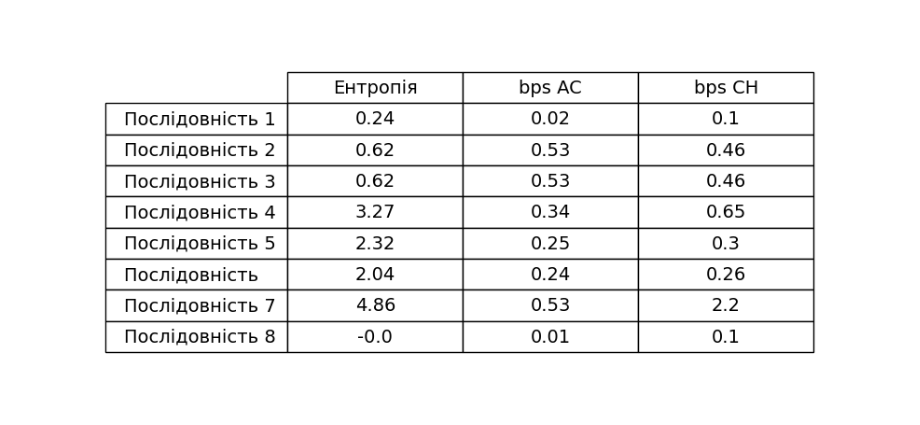
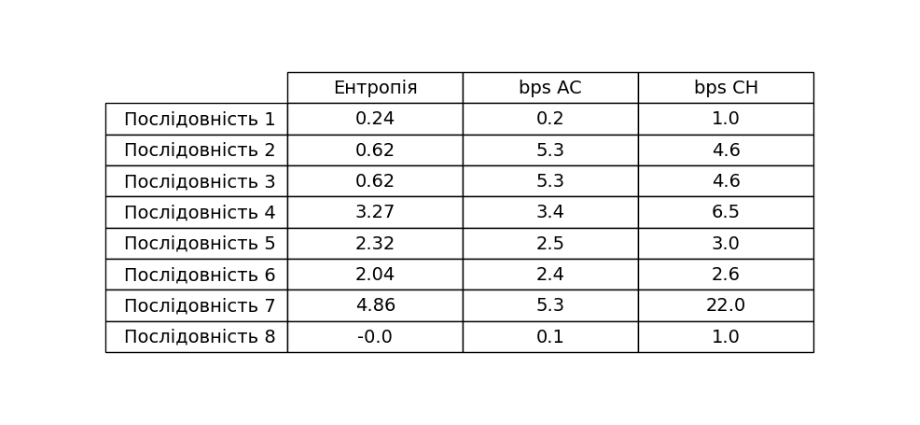
Before and after one commit to Vladyslav-Kolisnyk/TDC_Kolisnyk_526, a Jupyter notebook: LosslessСompression/achccompression.ipynb, the cells around one changed output. Drawn from its saved outputs; the diff is of its cells as text; code cells hidden in the pictures.

```diff
--- a/LosslessСompression/achccompression.ipynb
+++ b/LosslessСompression/achccompression.ipynb
@@ -182,7 +182,7 @@ results = []
 N = 8
 
 for sequence in original_sequences:
-    sequence_length = len(sequence)
+    sequence_length = 10
     unique_chars = set(sequence)
     sequence_alphabet_size = len(unique_chars)
     counts = collections.Counter(sequence)
@@ -203,32 +203,32 @@ for sequence in original_sequences:
                    + f"Дані закодованої AC послідовності: {encoded_data_ac}\n"
                    + f"Закодована AC послідовність: {encoded_sequence_ac}\n"
                    + f"Значення bps при кодуванні AC: {bps_ac}\n"
                    + f"Декодована AC послідовність: {decoded_sequence_ac}\n"
                    + "_____Кодування Хаффмана_____\n"
                    + "Алфавіт  Код символу\n"
                    )
 
     encoded_data_hc, encoded_sequence_hc = encode_hc(unique_chars, probability, sequence)
     bps_hc = len(encoded_sequence_hc) / sequence_length
 
     decoded_sequence_hc = decode_hc(encoded_data_hc)
 
     with open("results_AC_CH.txt", "a") as file:
         file.write(f"Дані закодованої НС полідовності: {encoded_data_hc}\n"
                    + f"Закодована НС послідовність: {encoded_sequence_hc}\n"
                    + f"Значення bps при кодуванні НС: {bps_hc}\n"
                    + f"Декодована НС послідовність: {decoded_sequence_hc}\n\n")
 
     results.append([round((entropy), 2), bps_ac, bps_hc])
 
 fig, ax = plt.subplots(figsize=(14/1.54, N/1.54))
 headers = ['Ентропія', 'bps AC', 'bps CH']
-row = ["Послідовність 1", "Послідовність 2", "Послідовність 3", "Послідовність 4", "Послідовність 5", "Послідовність ", "Послідовність 7", "Послідовність 8"]
+row = ["Послідовність 1", "Послідовність 2", "Послідовність 3", "Послідовність 4", "Послідовність 5", "Послідовність 6", "Послідовність 7", "Послідовність 8"]
 ax.axis('off')
 table = ax.table(cellText=results, colLabels=headers, rowLabels=row,
 loc='center' , cellLoc='center')
 table.set_fontsize(14)
 table.scale(0.8, 2)
 plt.savefig("./Результати стиснення методами AC та CH.png")
 # %% [output]
-[figure, old version]
+[figure, new version]
```
Also changed, not shown: parts of 1 cell of this notebook, 2 other files.
